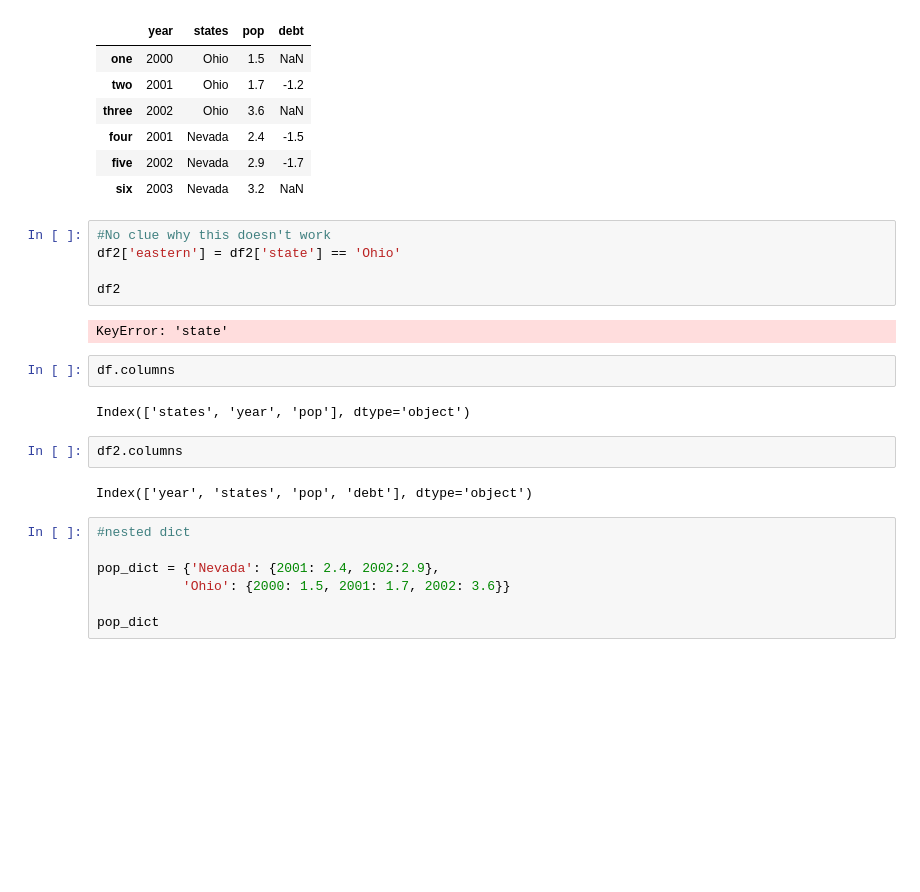
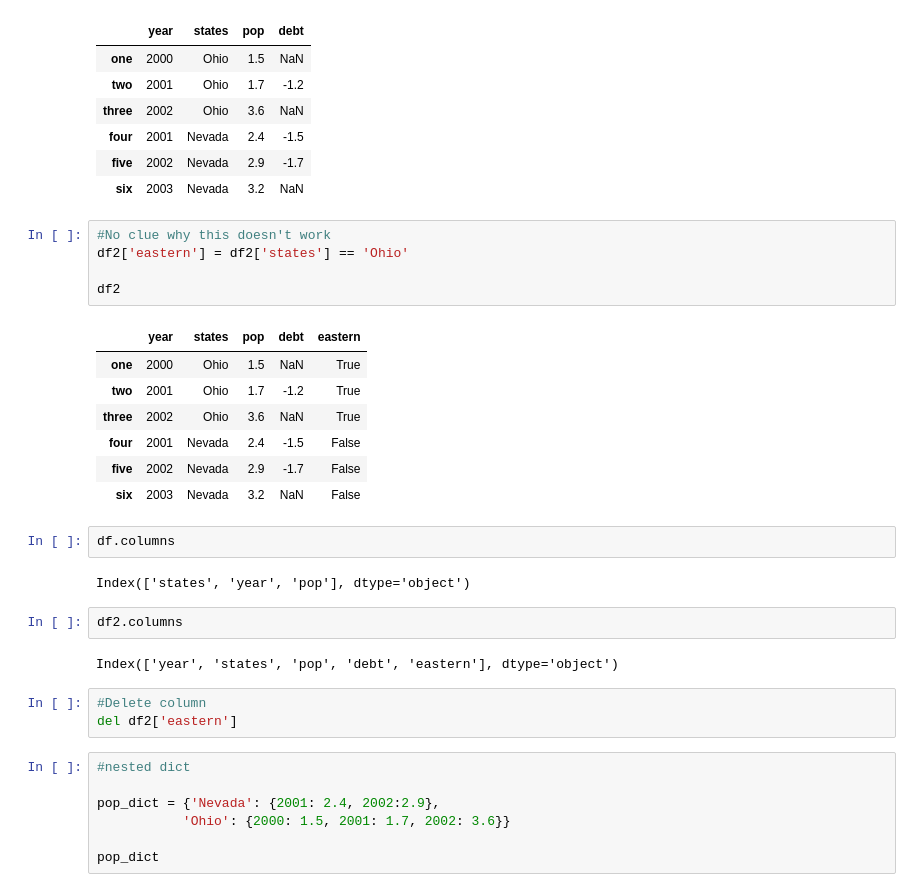
Before and after one commit to RyanTool/CIS310, a Jupyter notebook: wk12/python_pandas_series.ipynb, the cells around one changed output. Cells and saved outputs as stored; diff of their text form; blank space fills up the shorter version.

```diff
--- a/wk12/python_pandas_series.ipynb
+++ b/wk12/python_pandas_series.ipynb
@@ -283,11 +283,17 @@ df2
 | six | 2003 | Nevada | 3.2 | NaN |
 # %%
 #No clue why this doesn't work
-df2['eastern'] = df2['state'] == 'Ohio'
+df2['eastern'] = df2['states'] == 'Ohio'
 
 df2
 # %% [output]
-KeyError: 'state'
+|  | year | states | pop | debt | eastern |
+| one | 2000 | Ohio | 1.5 | NaN | True |
+| two | 2001 | Ohio | 1.7 | -1.2 | True |
+| three | 2002 | Ohio | 3.6 | NaN | True |
+| four | 2001 | Nevada | 2.4 | -1.5 | False |
+| five | 2002 | Nevada | 2.9 | -1.7 | False |
+| six | 2003 | Nevada | 3.2 | NaN | False |
 # %%
 df.columns
 # %% [output]
@@ -295,7 +301,10 @@ Index(['states', 'year', 'pop'], dtype='object')
 # %%
 df2.columns
 # %% [output]
-Index(['year', 'states', 'pop', 'debt'], dtype='object')
+Index(['year', 'states', 'pop', 'debt', 'eastern'], dtype='object')
+# %%
+#Delete column
+del df2['eastern']
 # %%
 #nested dict
 
```
Also changed, not shown: parts of 3 cells of this notebook, 2 other files.
